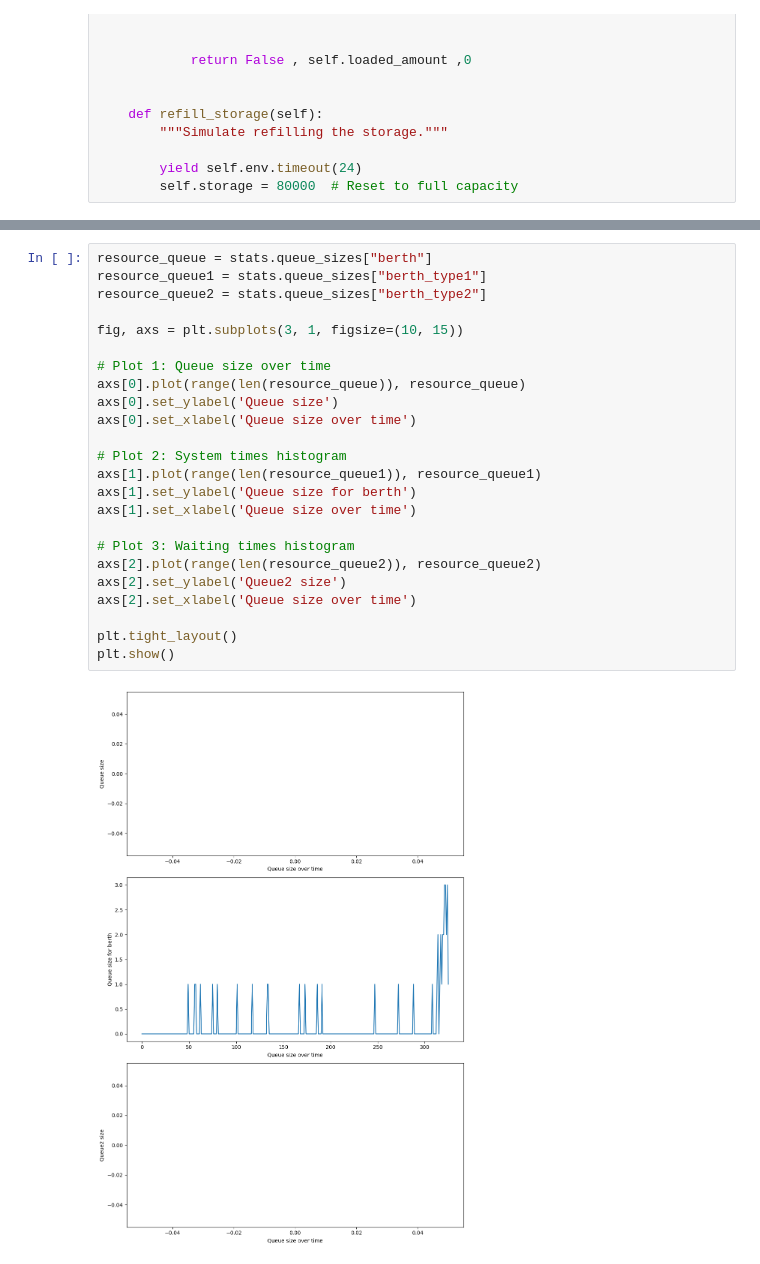
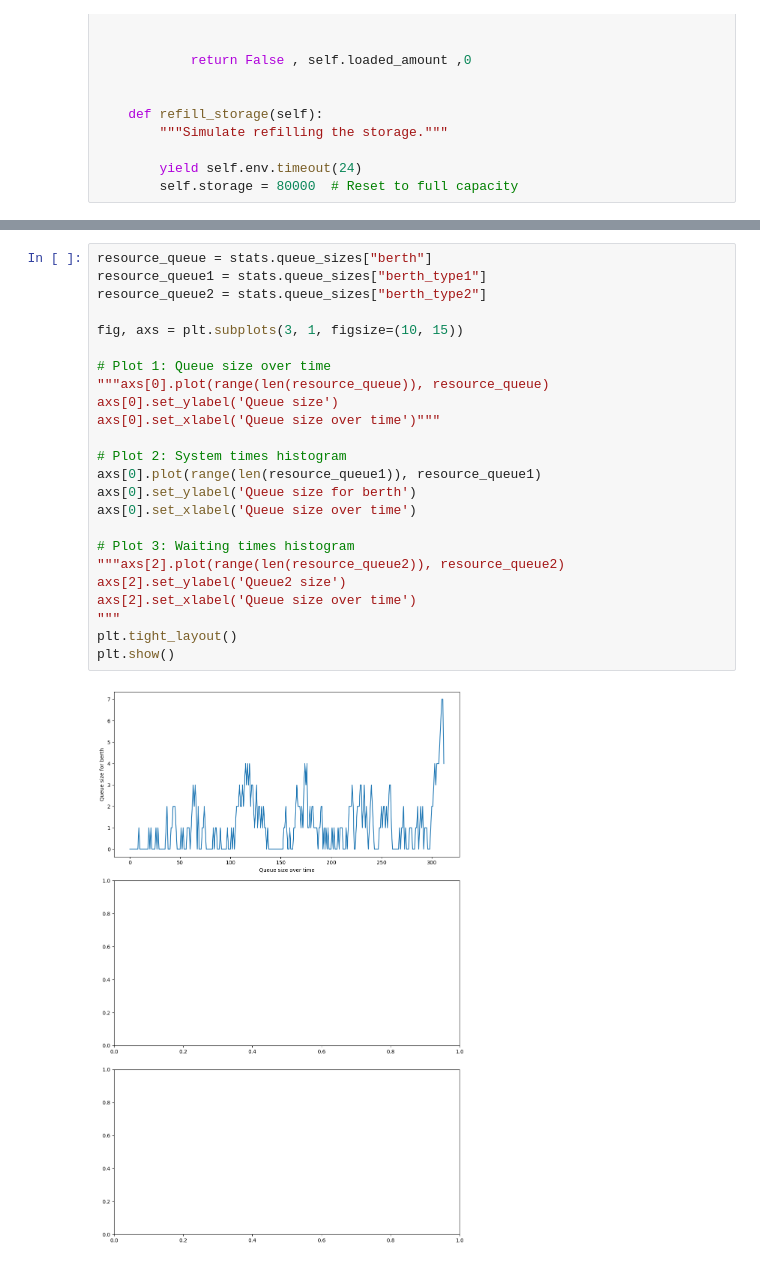
Before and after one commit to Mohammed-khlifi/port_trafic_simulation, a Jupyter notebook: DES.ipynb, the cells around one changed output, grey strips where cells are left out. Cells and saved outputs as stored; diff of their text form.

```diff
--- a/DES.ipynb
+++ b/DES.ipynb
@@ -865,29 +870,29 @@ Text(0.5, 0, 'Waiting time per entity')
 # %%
 resource_queue = stats.queue_sizes["berth"]
 resource_queue1 = stats.queue_sizes["berth_type1"]
 resource_queue2 = stats.queue_sizes["berth_type2"]
 
 fig, axs = plt.subplots(3, 1, figsize=(10, 15))
 
 # Plot 1: Queue size over time
-axs[0].plot(range(len(resource_queue)), resource_queue)
+"""axs[0].plot(range(len(resource_queue)), resource_queue)
 axs[0].set_ylabel('Queue size')
+axs[0].set_xlabel('Queue size over time')"""
+
+# Plot 2: System times histogram
+axs[0].plot(range(len(resource_queue1)), resource_queue1)
+axs[0].set_ylabel('Queue size for berth')
 axs[0].set_xlabel('Queue size over time')
 
-# Plot 2: System times histogram
-axs[1].plot(range(len(resource_queue1)), resource_queue1)
-axs[1].set_ylabel('Queue size for berth')
-axs[1].set_xlabel('Queue size over time')
-
 # Plot 3: Waiting times histogram
-axs[2].plot(range(len(resource_queue2)), resource_queue2)
+"""axs[2].plot(range(len(resource_queue2)), resource_queue2)
 axs[2].set_ylabel('Queue2 size')
 axs[2].set_xlabel('Queue size over time')
-
+"""
 plt.tight_layout()
 plt.show()
 # %% [output]
-[figure, old version]
+[figure, new version]
 # %%
 import json
 
```
Also changed, not shown: parts of 13 cells of this notebook, 1 other file.
